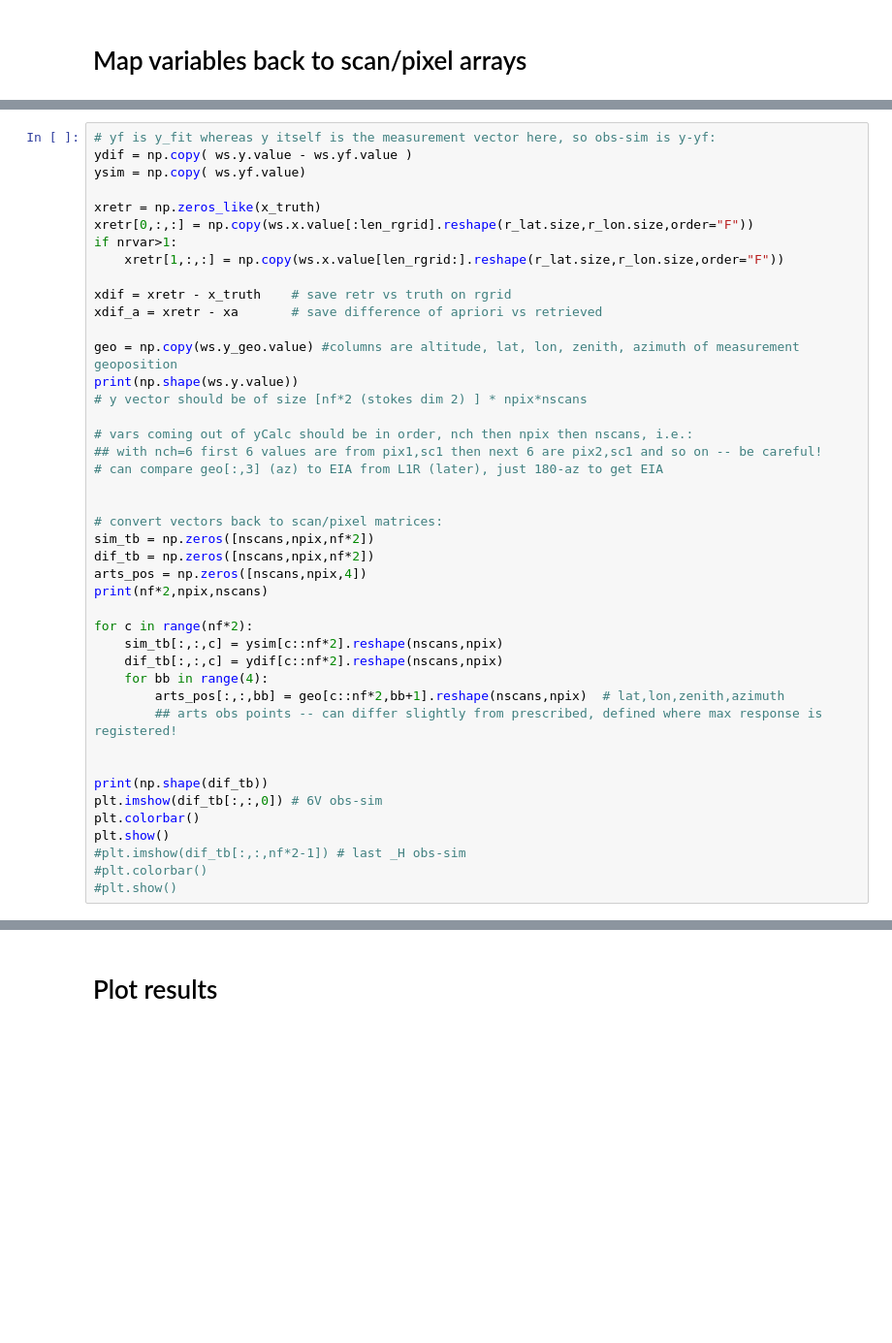
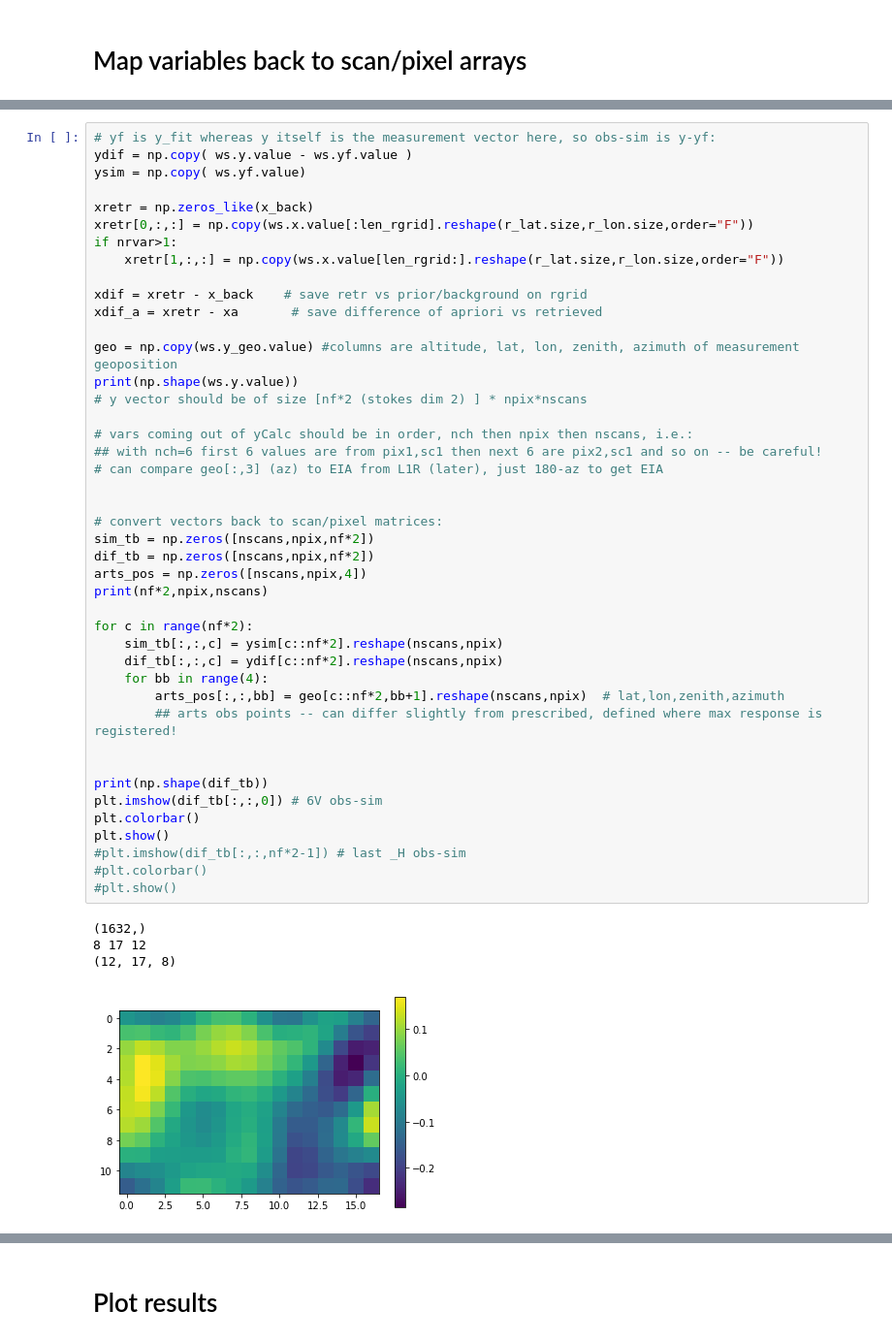
Before and after one commit to cheesetarian/amsr2_var, a Jupyter notebook: am2_mvar/retrieval_real1.ipynb, the cells around one changed output, grey strips where cells are left out. Shown at 97% size. Drawn from its saved outputs; the diff is of its cells as text; blank space fills up the shorter version.

```diff
--- a/am2_mvar/retrieval_real1.ipynb
+++ b/am2_mvar/retrieval_real1.ipynb
@@ -1080,44 +1223,49 @@ plt.plot(Amat_chosen2[ehn,:,int(r_lon.size/2)])
 ydif = np.copy( ws.y.value - ws.yf.value )
 ysim = np.copy( ws.yf.value)
 
-xretr = np.zeros_like(x_truth)
+xretr = np.zeros_like(x_back)
 xretr[0,:,:] = np.copy(ws.x.value[:len_rgrid].reshape(r_lat.size,r_lon.size,order="F"))
 if nrvar>1:
     xretr[1,:,:] = np.copy(ws.x.value[len_rgrid:].reshape(r_lat.size,r_lon.size,order="F"))
 
-xdif = xretr - x_truth    # save retr vs truth on rgrid
+xdif = xretr - x_back    # save retr vs prior/background on rgrid
 xdif_a = xretr - xa       # save difference of apriori vs retrieved
 
 geo = np.copy(ws.y_geo.value) #columns are altitude, lat, lon, zenith, azimuth of measurement geoposition
 print(np.shape(ws.y.value))
 # y vector should be of size [nf*2 (stokes dim 2) ] * npix*nscans
 
 # vars coming out of yCalc should be in order, nch then npix then nscans, i.e.:
 ## with nch=6 first 6 values are from pix1,sc1 then next 6 are pix2,sc1 and so on -- be careful!
 # can compare geo[:,3] (az) to EIA from L1R (later), just 180-az to get EIA
 
 
 # convert vectors back to scan/pixel matrices:
 sim_tb = np.zeros([nscans,npix,nf*2])
 dif_tb = np.zeros([nscans,npix,nf*2])
 arts_pos = np.zeros([nscans,npix,4])
 print(nf*2,npix,nscans)
 
 for c in range(nf*2):
     sim_tb[:,:,c] = ysim[c::nf*2].reshape(nscans,npix)
     dif_tb[:,:,c] = ydif[c::nf*2].reshape(nscans,npix)
     for bb in range(4):
         arts_pos[:,:,bb] = geo[c::nf*2,bb+1].reshape(nscans,npix)  # lat,lon,zenith,azimuth
         ## arts obs points -- can differ slightly from prescribed, defined where max response is registered!
 
 
 print(np.shape(dif_tb))
 plt.imshow(dif_tb[:,:,0]) # 6V obs-sim
 plt.colorbar()
 plt.show()
 #plt.imshow(dif_tb[:,:,nf*2-1]) # last _H obs-sim
 #plt.colorbar()
 #plt.show()
+# %% [output]
+(1632,)
+8 17 12
+(12, 17, 8)
+[figure, added]
 # %%
 #print(geo.shape, arts_pos.shape)
 #for i in range(4):
```
Also changed, not shown: parts of 37 cells of this notebook, 1 other file.
